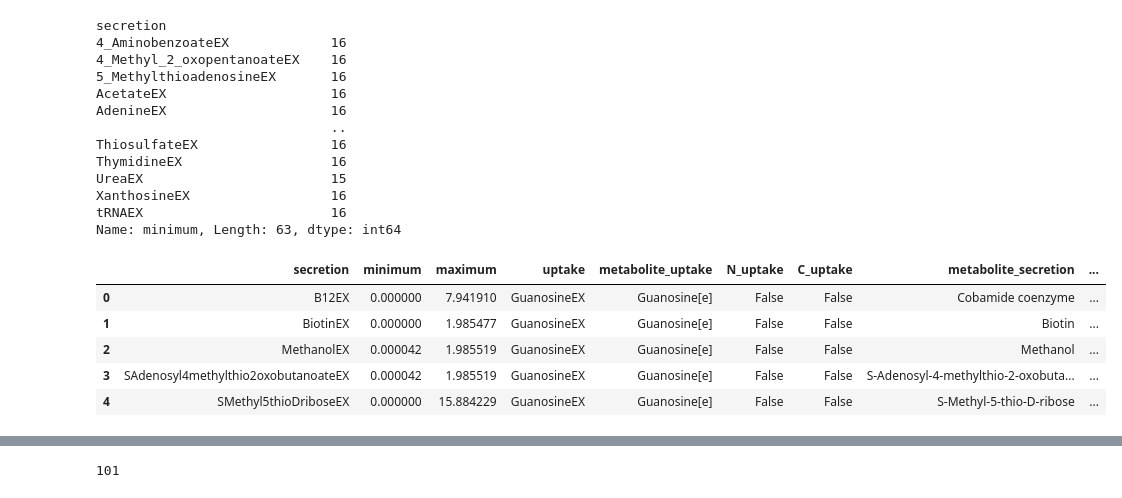
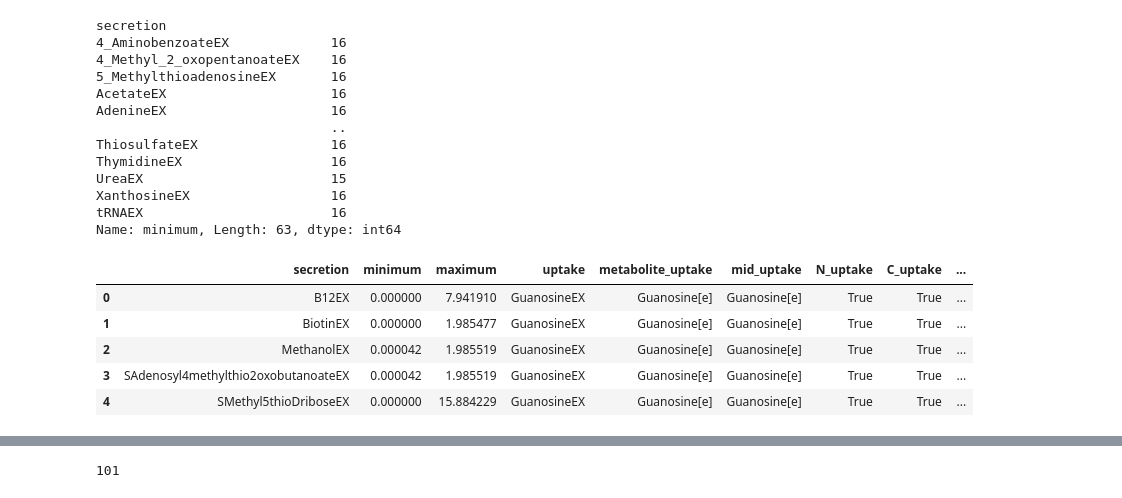
Before and after one commit to wosnat/Prochlorococcus_Model, a Jupyter notebook: N_Starvation/CC1A3_PRO_N_sources.ipynb, the cells around one changed output, grey strips where cells are left out. Drawn from its saved outputs; the diff is of its cells as text; code cells hidden in the pictures.

```diff
--- a/N_Starvation/CC1A3_PRO_N_sources.ipynb
+++ b/N_Starvation/CC1A3_PRO_N_sources.ipynb
@@ -49,6 +49,7 @@ def get_elements(rid):
     res = {
         'reaction' : rid,
         'metabolite' : m.name,
+        'mid': m.id,
         'N' : 'N' in elements,
         'C' : 'C' in elements,
 
@@ -59,7 +60,7 @@ def get_elements(rid):
 # %%
 import os
 model_dpath = os.path.join('..', 'Model_files')
-model_fname = 'iSO595v7.xml'
+model_fname = 'iSO595v7_with_formula.xml'
 model_fpath = os.path.join(model_dpath, model_fname)
 # %%
 model = cobra.io.read_sbml_model(model_fpath)
@@ -384,19 +388,19 @@ n_exchange_df = force_feeding_df.loc[(force_feeding_df.maximum > 1e-3) &
 pdf = n_exchange_df.pivot_table(columns='uptake', index='secretion', values='maximum', fill_value=0)
 # %%
 tdf = n_exchange_df.uptake.apply(get_elements)
-n_exchange_df[['metabolite_uptake', 'N_uptake', 'C_uptake']] = tdf[['metabolite', 'N', 'C']]
+n_exchange_df[['metabolite_uptake', 'mid_uptake', 'N_uptake', 'C_uptake']] = tdf[['metabolite', 'mid', 'N', 'C']]
 
 tdf = n_exchange_df.secretion.apply(get_elements)
-n_exchange_df[['metabolite_secretion', 'N_secretion', 'C_secretion']] = tdf[['metabolite', 'N', 'C']]
+n_exchange_df[['metabolite_secretion', 'mid_secretion','N_secretion', 'C_secretion']] = tdf[['metabolite','mid', 'N', 'C']]
 
 n_exchange_df.head()
 # %% [output]
-|  | secretion | minimum | maximum | uptake | metabolite_uptake | N_uptake | C_uptake | metabolite_secretion | ... |
-| 0 | B12EX | 0.000000 | 7.941910 | GuanosineEX | Guanosine[e] | False | False | Cobamide coenzyme | ... |
-| 1 | BiotinEX | 0.000000 | 1.985477 | GuanosineEX | Guanosine[e] | False | False | Biotin | ... |
-| 2 | MethanolEX | 0.000042 | 1.985519 | GuanosineEX | Guanosine[e] | False | False | Methanol | ... |
-| 3 | SAdenosyl4methylthio2oxobutanoateEX | 0.000042 | 1.985519 | GuanosineEX | Guanosine[e] | False | False | S-Adenosyl-4-methylthio-2-oxobuta... | ... |
-| 4 | SMethyl5thioDriboseEX | 0.000000 | 15.884229 | GuanosineEX | Guanosine[e] | False | False | S-Methyl-5-thio-D-ribose | ... |
+|  | secretion | minimum | maximum | uptake | metabolite_uptake | mid_uptake | N_uptake | C_uptake | ... |
+| 0 | B12EX | 0.000000 | 7.941910 | GuanosineEX | Guanosine[e] | Guanosine[e] | True | True | ... |
+| 1 | BiotinEX | 0.000000 | 1.985477 | GuanosineEX | Guanosine[e] | Guanosine[e] | True | True | ... |
+| 2 | MethanolEX | 0.000042 | 1.985519 | GuanosineEX | Guanosine[e] | Guanosine[e] | True | True | ... |
+| 3 | SAdenosyl4methylthio2oxobutanoateEX | 0.000042 | 1.985519 | GuanosineEX | Guanosine[e] | Guanosine[e] | True | True | ... |
+| 4 | SMethyl5thioDriboseEX | 0.000000 | 15.884229 | GuanosineEX | Guanosine[e] | Guanosine[e] | True | True | ... |
 # %%
 col_anno = pd.DataFrame.from_records([get_elements(i) for i in pdf.columns])
 row_anno = pd.DataFrame.from_records([get_elements(i) for i in pdf.index])
```
Also changed, not shown: parts of 13 cells of this notebook, 7 other files.
